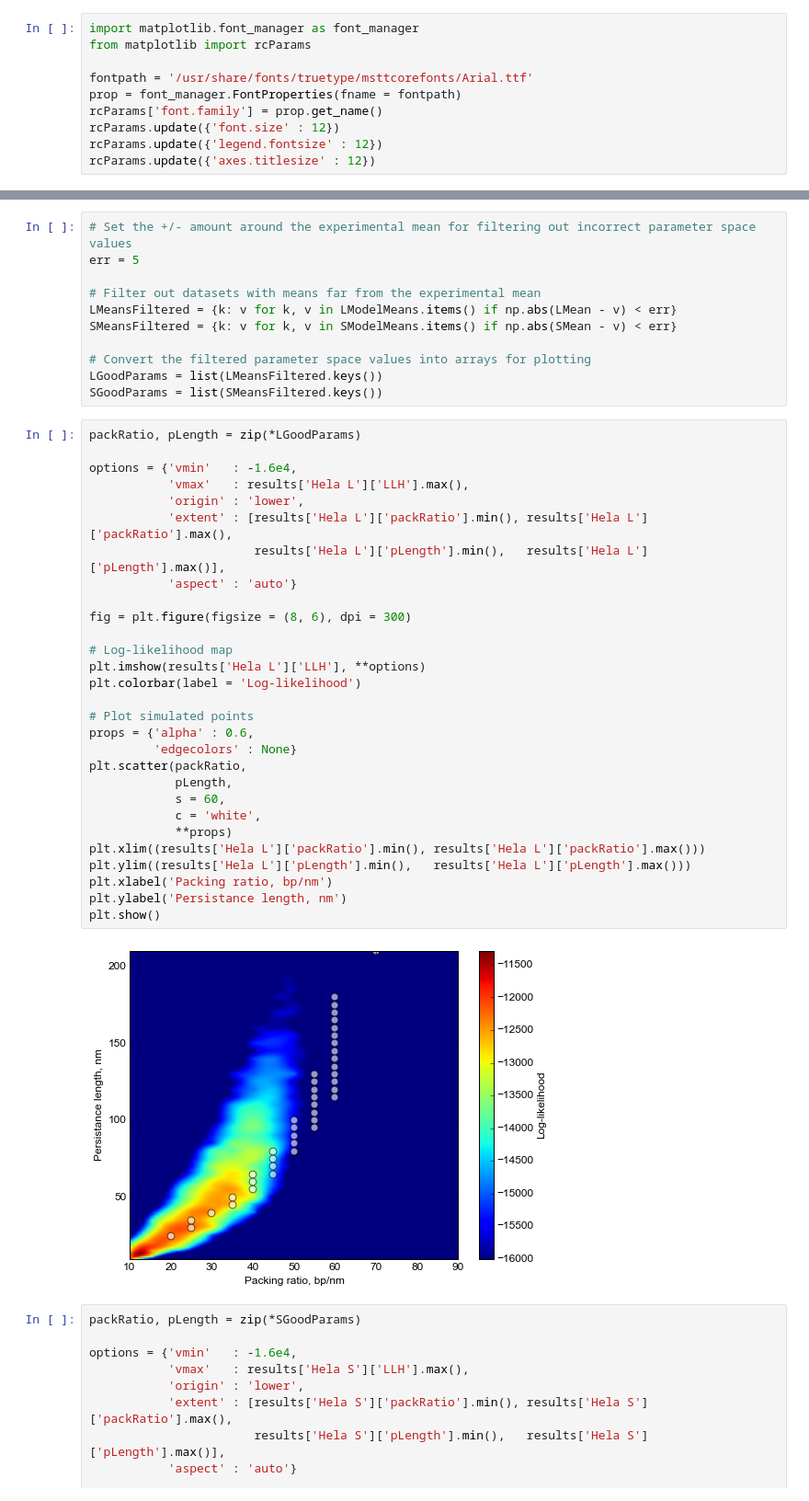
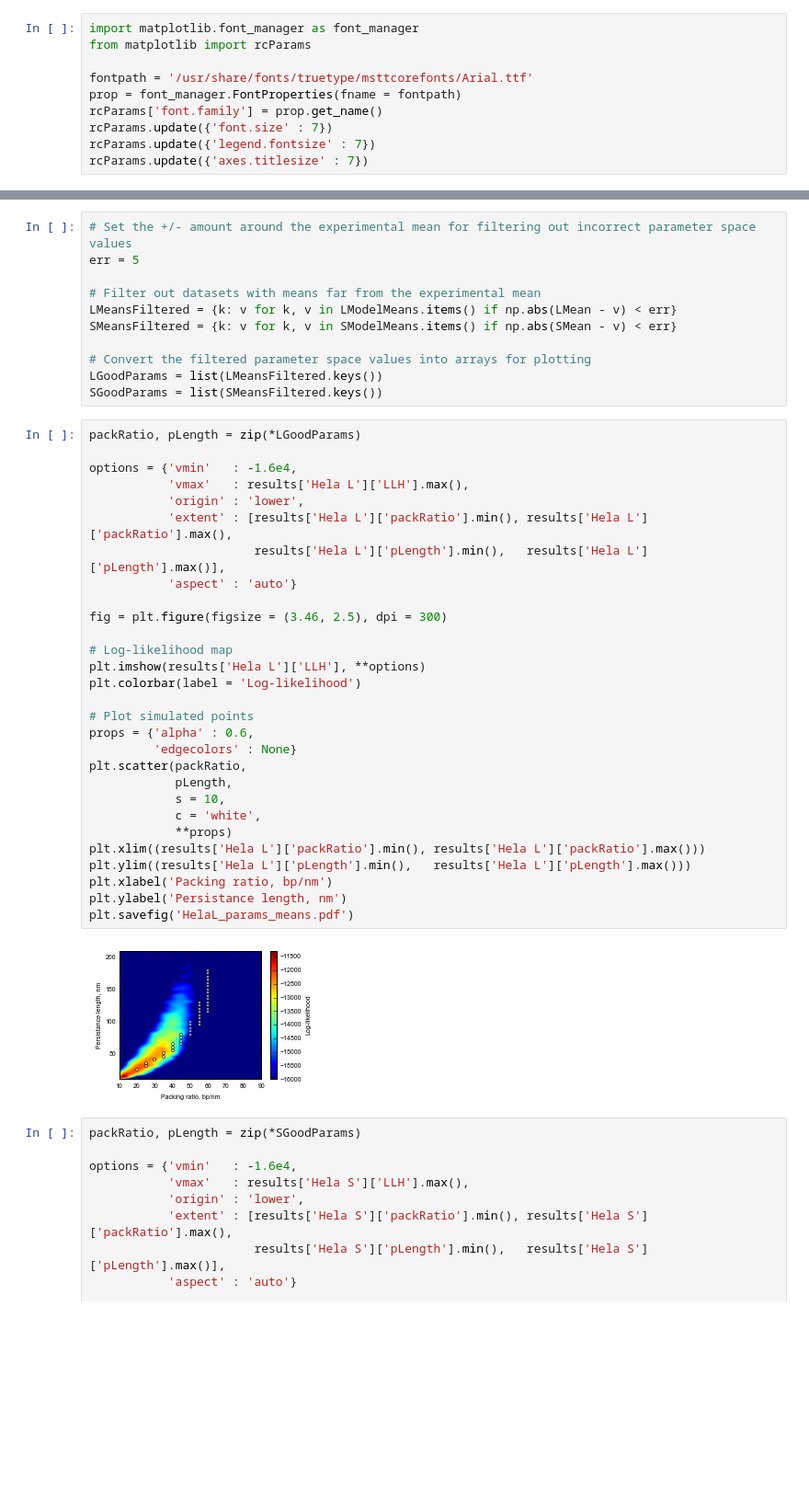
Before and after one commit to LEB-EPFL/STORMlikeChains, a Jupyter notebook: Telomeres_Polymer_Parameters.ipynb, the cells around one changed output, grey strips where cells are left out. Shown at 92% size. Saved outputs shown, nothing was run; the diff lists cells and outputs as text; blank space fills up the shorter version.

```diff
--- a/Telomeres_Polymer_Parameters.ipynb
+++ b/Telomeres_Polymer_Parameters.ipynb
@@ -28,9 +28,9 @@ from matplotlib import rcParams
 fontpath = '/usr/share/fonts/truetype/msttcorefonts/Arial.ttf'
 prop = font_manager.FontProperties(fname = fontpath)
 rcParams['font.family'] = prop.get_name()
-rcParams.update({'font.size' : 12})
-rcParams.update({'legend.fontsize' : 12})
-rcParams.update({'axes.titlesize' : 12})
+rcParams.update({'font.size' : 7})
+rcParams.update({'legend.fontsize' : 7})
+rcParams.update({'axes.titlesize' : 7})
 # %% [markdown]
 ## Read in the log-likelihood data
 # %%
@@ -150,34 +150,34 @@ SGoodParams = list(SMeansFiltered.keys())
 # %%
 packRatio, pLength = zip(*LGoodParams)
 
 options = {'vmin'   : -1.6e4,
            'vmax'   : results['Hela L']['LLH'].max(),
            'origin' : 'lower',
            'extent' : [results['Hela L']['packRatio'].min(), results['Hela L']['packRatio'].max(),
                        results['Hela L']['pLength'].min(),   results['Hela L']['pLength'].max()],
            'aspect' : 'auto'}
 
-fig = plt.figure(figsize = (8, 6), dpi = 300)
+fig = plt.figure(figsize = (3.46, 2.5), dpi = 300)
 
 # Log-likelihood map
 plt.imshow(results['Hela L']['LLH'], **options)
 plt.colorbar(label = 'Log-likelihood')
 
 # Plot simulated points
 props = {'alpha' : 0.6,
          'edgecolors' : None}
 plt.scatter(packRatio,
             pLength,
-            s = 60,
+            s = 10,
             c = 'white',
             **props)
 plt.xlim((results['Hela L']['packRatio'].min(), results['Hela L']['packRatio'].max()))
 plt.ylim((results['Hela L']['pLength'].min(),   results['Hela L']['pLength'].max()))
 plt.xlabel('Packing ratio, bp/nm')
 plt.ylabel('Persistance length, nm')
-plt.show()
+plt.savefig('HelaL_params_means.pdf')
 # %% [output]
-[figure, old version]
+[figure, new version]
 # %%
 packRatio, pLength = zip(*SGoodParams)
 
```
Also changed, not shown: parts of 2 cells of this notebook, 3 other files.
